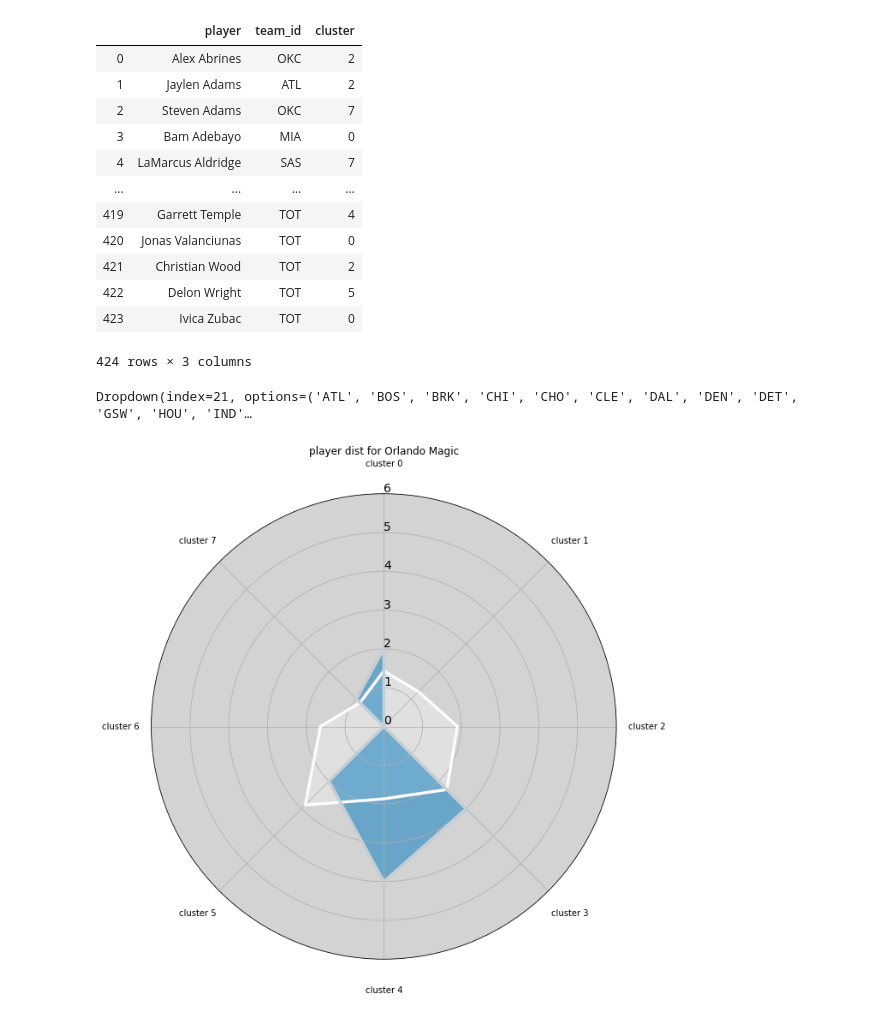
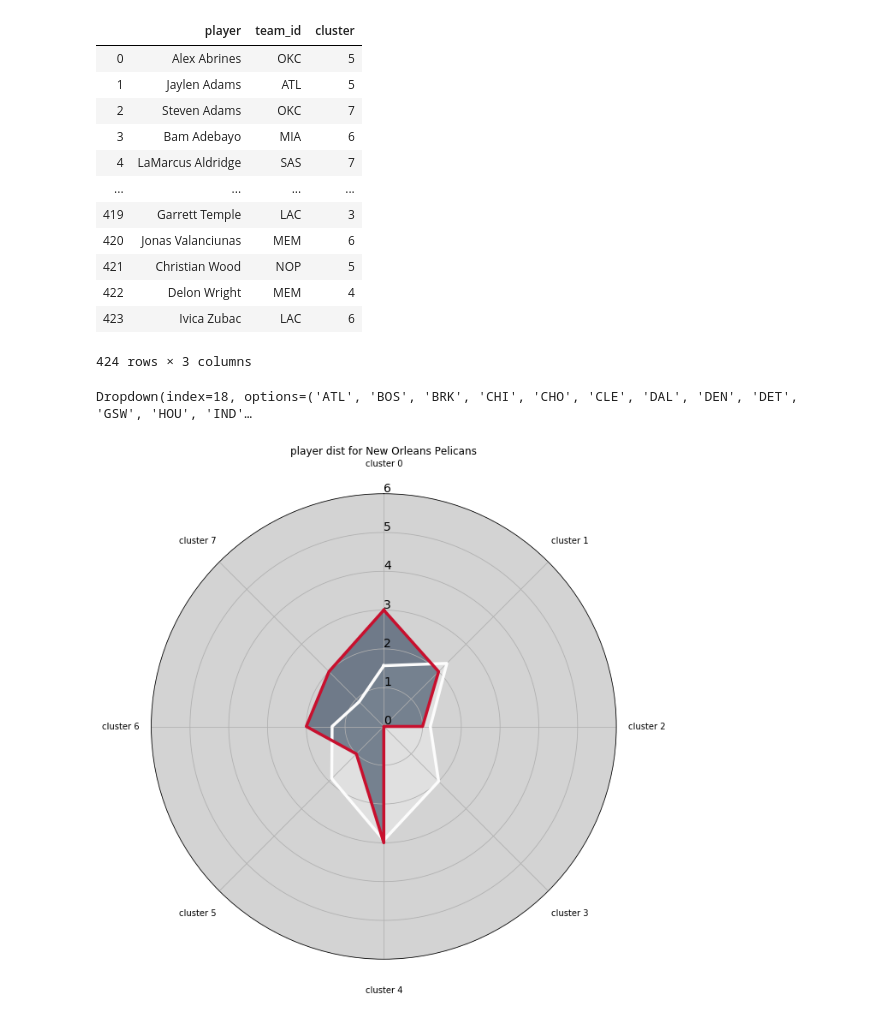
Before and after one commit to phamkdaniel/NBA-Player-Data, a Jupyter notebook: K-Means_final.ipynb, the cells around one changed output. Cells and saved outputs as stored; diff of their text form; code cells hidden in the pictures.

Commit message:
update chart with new data

```diff
--- a/K-Means_final.ipynb
+++ b/K-Means_final.ipynb
@@ -41,7 +41,7 @@ def run_cluster(data, num_clusters=5):
 #     centroids_df.to_csv('final_clusters.csv')
     return clusters, centroids_df
 # %%
-data = pd.read_csv('Data/nba_data.csv')
+data = pd.read_csv('Data/nba_data_player.csv')
 players = data.player.to_list()
 # %%
 # nba_data = nba_data.set_index('rank')
@@ -88,17 +88,17 @@ player_type_df = player_df.merge(player_cluster_df, on='player')
 player_type_df
 # %% [output]
 |  | player | team_id | cluster |
-| 0 | Alex Abrines | OKC | 2 |
-| 1 | Jaylen Adams | ATL | 2 |
+| 0 | Alex Abrines | OKC | 5 |
+| 1 | Jaylen Adams | ATL | 5 |
 | 2 | Steven Adams | OKC | 7 |
-| 3 | Bam Adebayo | MIA | 0 |
+| 3 | Bam Adebayo | MIA | 6 |
 | 4 | LaMarcus Aldridge | SAS | 7 |
 | ... | ... | ... | ... |
-| 419 | Garrett Temple | TOT | 4 |
-| 420 | Jonas Valanciunas | TOT | 0 |
-| 421 | Christian Wood | TOT | 2 |
-| 422 | Delon Wright | TOT | 5 |
-| 423 | Ivica Zubac | TOT | 0 |
+| 419 | Garrett Temple | LAC | 3 |
+| 420 | Jonas Valanciunas | MEM | 6 |
+| 421 | Christian Wood | NOP | 5 |
+| 422 | Delon Wright | MEM | 4 |
+| 423 | Ivica Zubac | LAC | 6 |
 424 rows × 3 columns
 # %%
 headers = [f'cluster {x}' for x in range(8)]
@@ -118,7 +118,7 @@ angles = [n / float(num_clusters) * 2 * pi for n in range(num_clusters)]
 angles += angles[:1]
 
 
-with open('team_colors.json', 'r') as f:
+with open('Data/team_colors.json', 'r') as f:
     team_colors = json.load(f)
 
 def plot_radar(headers, input_values, title='test', fill_color='k', edge_color='k'):
@@ -173,25 +173,24 @@ def plot_team(team_abbr):
     plot_radar(headers, list(cluster_count.values()), f'player dist for {team}', colors[0], colors[1])
 # %%
 team_list = list(player_df.team_id.unique())
-team_list.remove('TOT')
 team_list.sort()
 
 team_dropdown = widgets.Dropdown(
     options=team_list,
     value=team_list[0],
     disabled=False
 )
 
 display(team_dropdown)
 
 def on_change(change):
     clear_output()
     display(team_dropdown)
     team_abbr = team_dropdown.value
     if change['name'] == 'value':
         plot_team(team_abbr)
 
 team_dropdown.observe(on_change, type='change', names='value')
 # %% [output]
-Dropdown(index=21, options=('ATL', 'BOS', 'BRK', 'CHI', 'CHO', 'CLE', 'DAL', 'DEN', 'DET', 'GSW', 'HOU', 'IND'…
+Dropdown(index=18, options=('ATL', 'BOS', 'BRK', 'CHI', 'CHO', 'CLE', 'DAL', 'DEN', 'DET', 'GSW', 'HOU', 'IND'…
-[figure, old version]
+[figure, new version]
```
Also changed, not shown: parts of 1 cell of this notebook.
